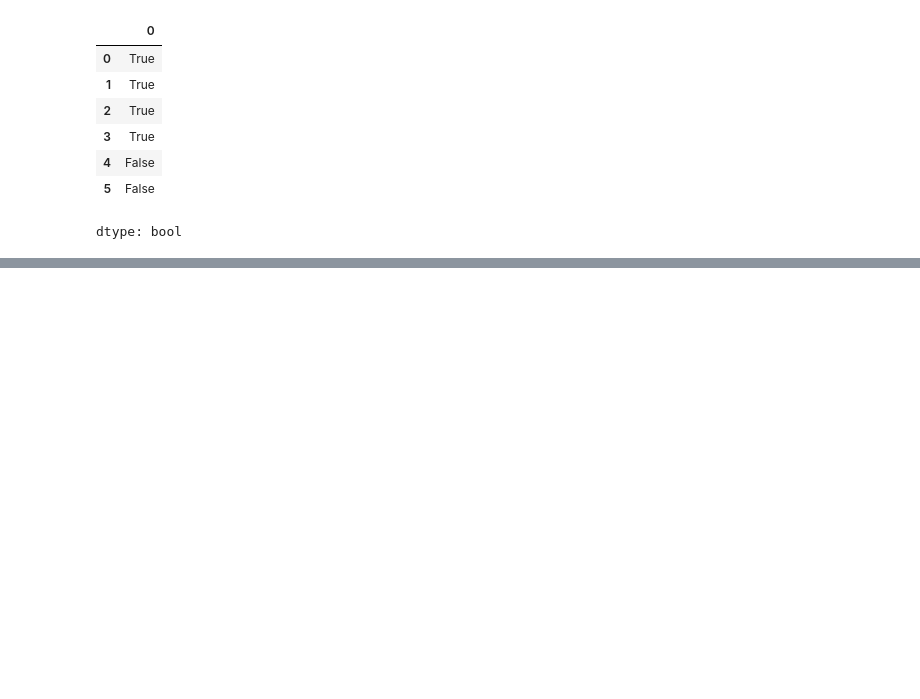
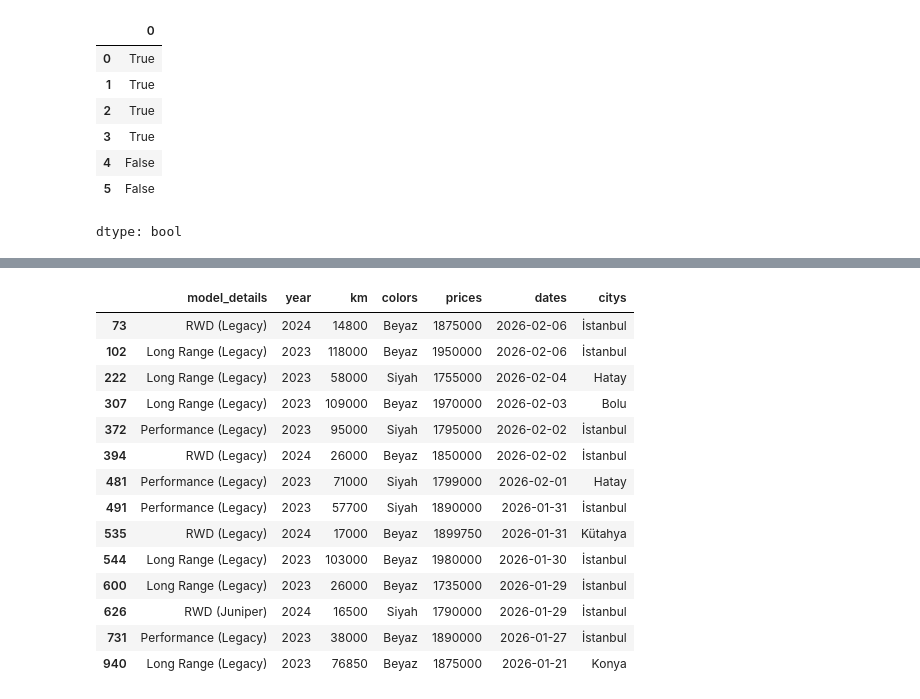
Before and after one commit to azem46/Python_Colab_Handbook, a Jupyter notebook: Python_Ders_16_Pandas.ipynb, the cells around one changed output, grey strips where cells are left out. Drawn from its saved outputs; the diff is of its cells as text; code cells hidden in the pictures; blank space fills up the shorter version.

```diff
--- a/Python_Ders_16_Pandas.ipynb
+++ b/Python_Ders_16_Pandas.ipynb
@@ -1676,0 +1968,20 @@ dtype: bool
+# %%
+#Fiyatı 2 milyondan daha düşük araçları bulalım
+
+modely[modely['prices']<2000000]
+# %% [output]
+|  | model_details | year | km | colors | prices | dates | citys |
+| 73 | RWD (Legacy) | 2024 | 14800 | Beyaz | 1875000 | 2026-02-06 | İstanbul |
+| 102 | Long Range (Legacy) | 2023 | 118000 | Beyaz | 1950000 | 2026-02-06 | İstanbul |
+| 222 | Long Range (Legacy) | 2023 | 58000 | Siyah | 1755000 | 2026-02-04 | Hatay |
+| 307 | Long Range (Legacy) | 2023 | 109000 | Beyaz | 1970000 | 2026-02-03 | Bolu |
+| 372 | Performance (Legacy) | 2023 | 95000 | Siyah | 1795000 | 2026-02-02 | İstanbul |
+| 394 | RWD (Legacy) | 2024 | 26000 | Beyaz | 1850000 | 2026-02-02 | İstanbul |
+| 481 | Performance (Legacy) | 2023 | 71000 | Siyah | 1799000 | 2026-02-01 | Hatay |
+| 491 | Performance (Legacy) | 2023 | 57700 | Siyah | 1890000 | 2026-01-31 | İstanbul |
+| 535 | RWD (Legacy) | 2024 | 17000 | Beyaz | 1899750 | 2026-01-31 | Kütahya |
+| 544 | Long Range (Legacy) | 2023 | 103000 | Beyaz | 1980000 | 2026-01-30 | İstanbul |
+| 600 | Long Range (Legacy) | 2023 | 26000 | Beyaz | 1735000 | 2026-01-29 | İstanbul |
+| 626 | RWD (Juniper) | 2024 | 16500 | Siyah | 1790000 | 2026-01-29 | İstanbul |
+| 731 | Performance (Legacy) | 2023 | 38000 | Beyaz | 1890000 | 2026-01-27 | İstanbul |
+| 940 | Long Range (Legacy) | 2023 | 76850 | Beyaz | 1875000 | 2026-01-21 | Konya |
```
Also changed, not shown: parts of 41 cells of this notebook.
